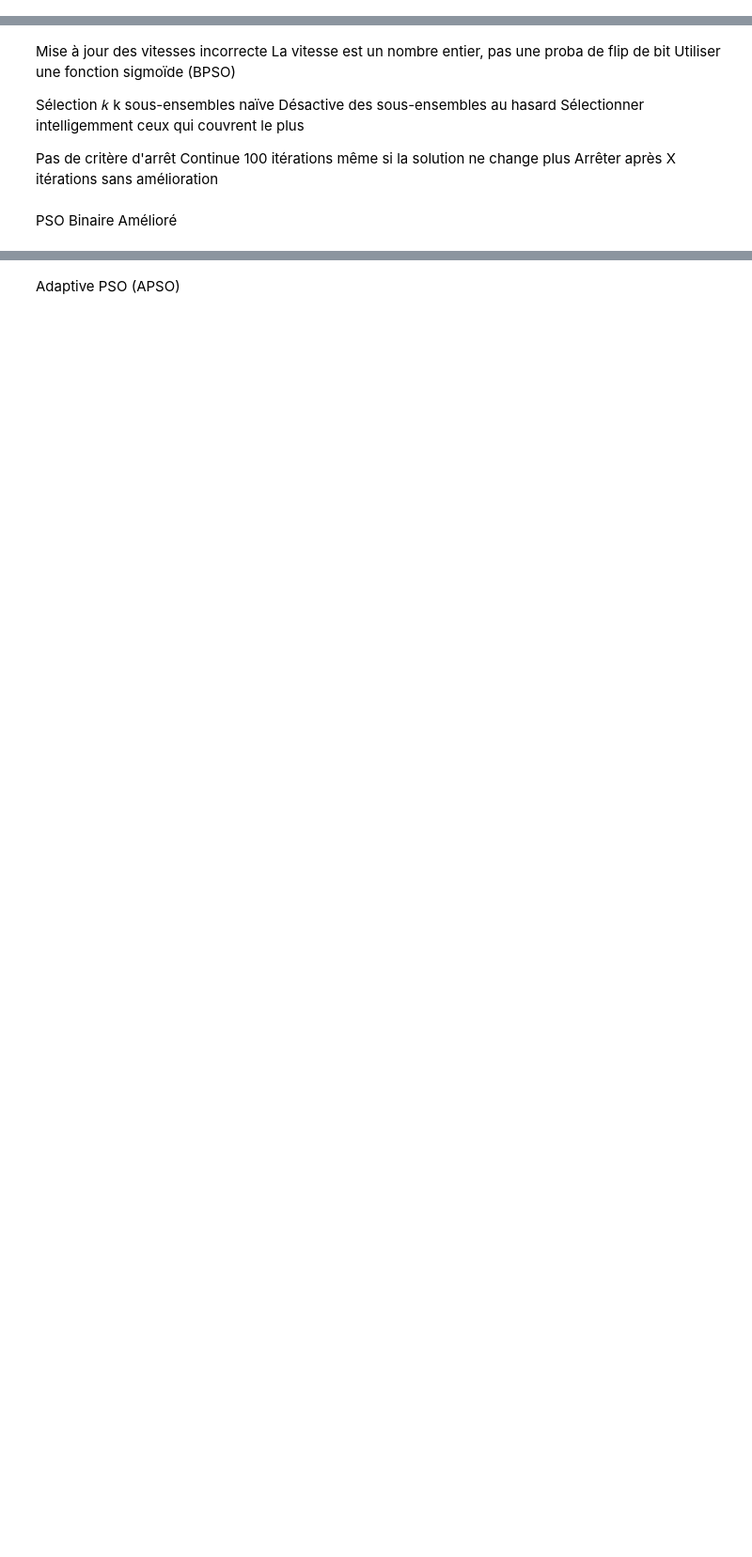
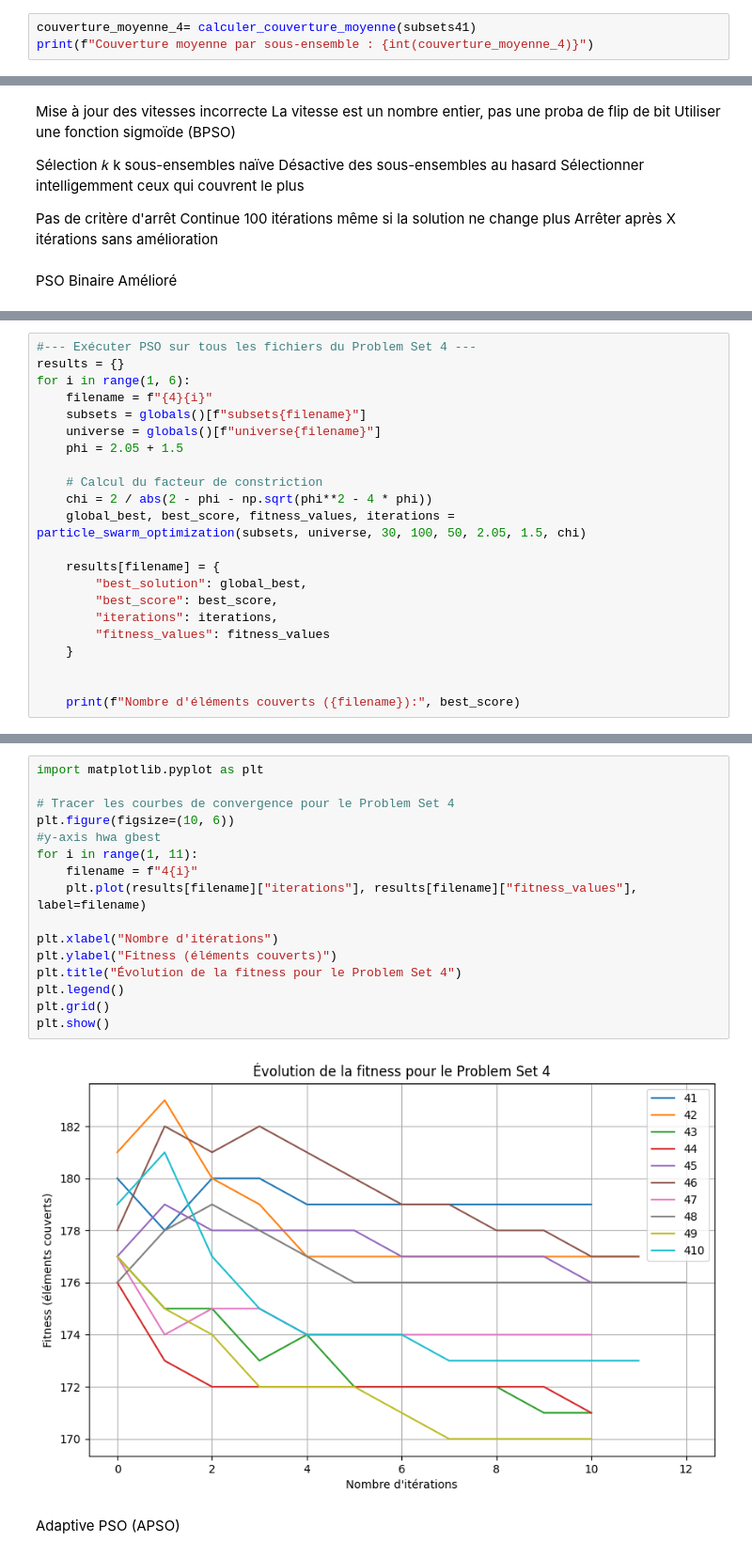
Before and after one commit to Narimaneker/PsoXSCP, a Jupyter notebook: covering.ipynb, the cells around one changed output, grey strips where cells are left out. Shown at 94% size. Cells and saved outputs as stored; diff of their text form; blank space fills up the shorter version.

```diff
--- a/covering.ipynb
+++ b/covering.ipynb
@@ -103,0 +193,3 @@ universe47, subsets47 = load_set_cover_from_file(file_path47)
+# %%
+couverture_moyenne_4= calculer_couverture_moyenne(subsets41)
+print(f"Couverture moyenne par sous-ensemble : {int(couverture_moyenne_4)}")
@@ -384,0 +758,22 @@ Nombre d'éléments couverts (scp46.txt): 182
+# %%
+#--- Exécuter PSO sur tous les fichiers du Problem Set 4 ---
+results = {}
+for i in range(1, 6):
+    filename = f"{4}{i}"
+    subsets = globals()[f"subsets{filename}"]
+    universe = globals()[f"universe{filename}"]
+    phi = 2.05 + 1.5
+
+    # Calcul du facteur de constriction
+    chi = 2 / abs(2 - phi - np.sqrt(phi**2 - 4 * phi))
+    global_best, best_score, fitness_values, iterations = particle_swarm_optimization(subsets, universe, 30, 100, 50, 2.05, 1.5, chi)
+
+    results[filename] = {
+        "best_solution": global_best,
+        "best_score": best_score,
+        "iterations": iterations,
+        "fitness_values": fitness_values
+    }
+
+
+    print(f"Nombre d'éléments couverts ({filename}):", best_score)
@@ -385,3 +819,21 @@ Nombre d'éléments couverts (scp46.txt): 182
+# %%
+import matplotlib.pyplot as plt
+
+# Tracer les courbes de convergence pour le Problem Set 4
+plt.figure(figsize=(10, 6))
+#y-axis hwa gbest
+for i in range(1, 11):
+    filename = f"4{i}"
+    plt.plot(results[filename]["iterations"], results[filename]["fitness_values"], label=filename)
+
+plt.xlabel("Nombre d'itérations")
+plt.ylabel("Fitness (éléments couverts)")
+plt.title("Évolution de la fitness pour le Problem Set 4")
+plt.legend()
+plt.grid()
+plt.show()
+# %% [output]
+[figure, added]
 # %% [markdown]
 Adaptive PSO (APSO)
 # %%
```
Also changed, not shown: parts of 18 cells of this notebook, 39 other files.
